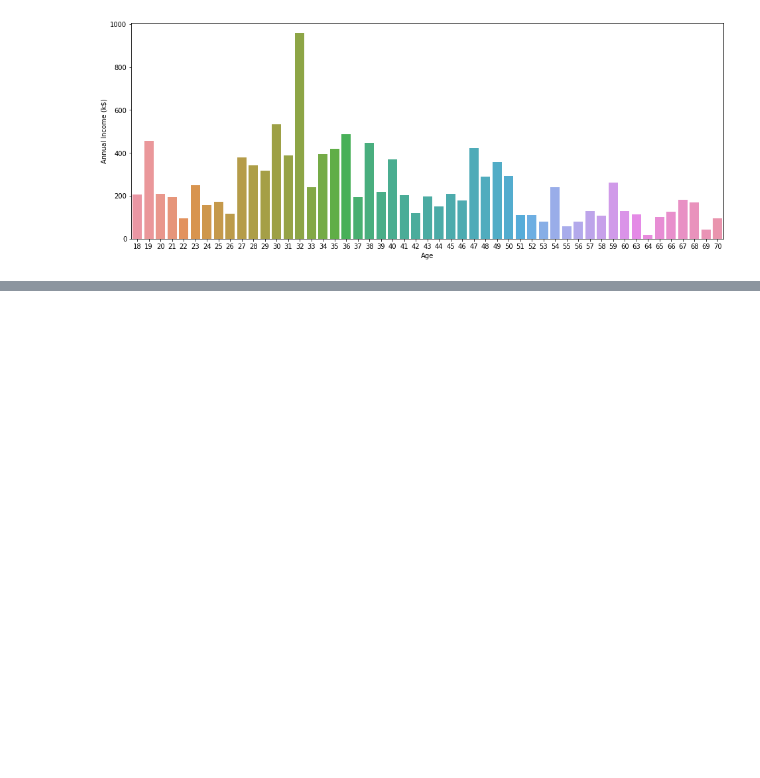
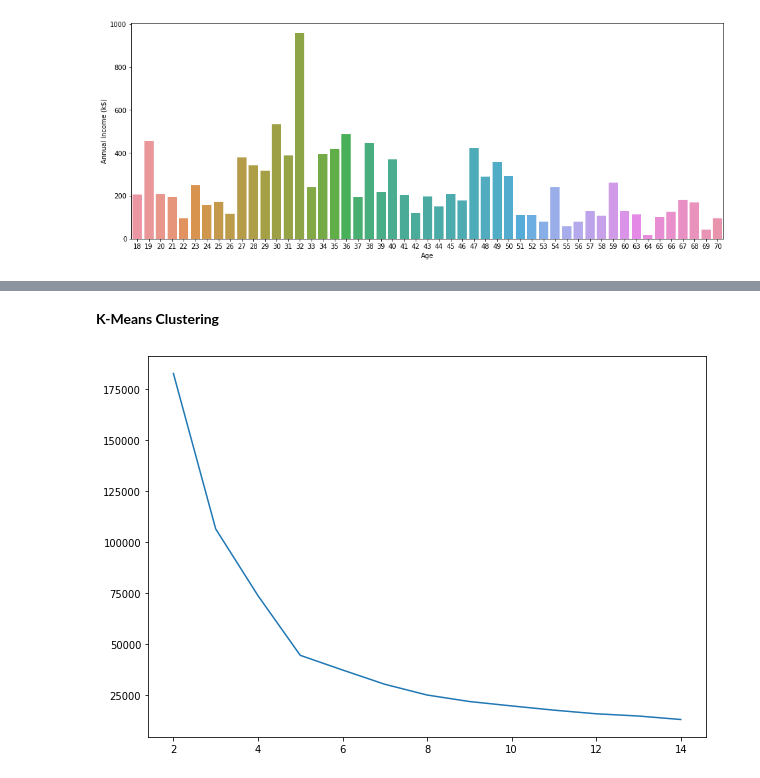
Before and after one commit to Sevdehatip/MallCustomerAnalysis_Segmentation, a Jupyter notebook: MallAnalysisSeg.ipynb, the cells around one changed output, grey strips where cells are left out. Saved outputs shown, nothing was run; the diff lists cells and outputs as text; code cells hidden in the pictures; blank space fills up the shorter version.

Commit message:
K-means Algorthym

```diff
--- a/MallAnalysisSeg.ipynb
+++ b/MallAnalysisSeg.ipynb
@@ -80,0 +97,17 @@ sns.barplot(x="Age",y="Annual Income (k$)",data=data4)
+# %% [markdown]
+**K-Means Clustering**
+# %%
+from sklearn.cluster import KMeans
+
+history_inertia = list()
+columns_cluster = [ [ "Spending Score (1-100)","Annual Income (k$)"]]
+for i in range(2, 15):
+    model = KMeans(n_clusters=i, random_state=10, n_jobs=-1)
+    model.fit(df[columns_cluster[0]])
+    history_inertia.append(model.inertia_)
+
+plt.figure(figsize=(10,7))
+plt.plot(np.arange(2,15), history_inertia)
+plt.show()
+# %% [output]
+[figure, added]
```
Also changed, not shown: parts of 8 cells of this notebook.
